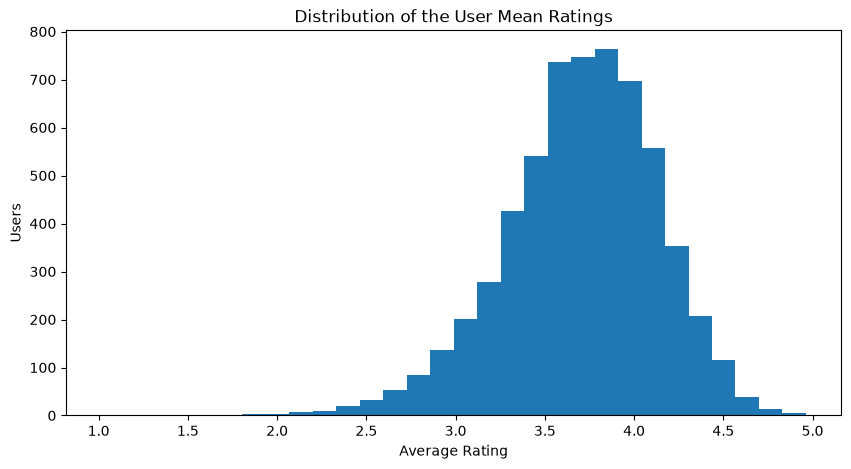
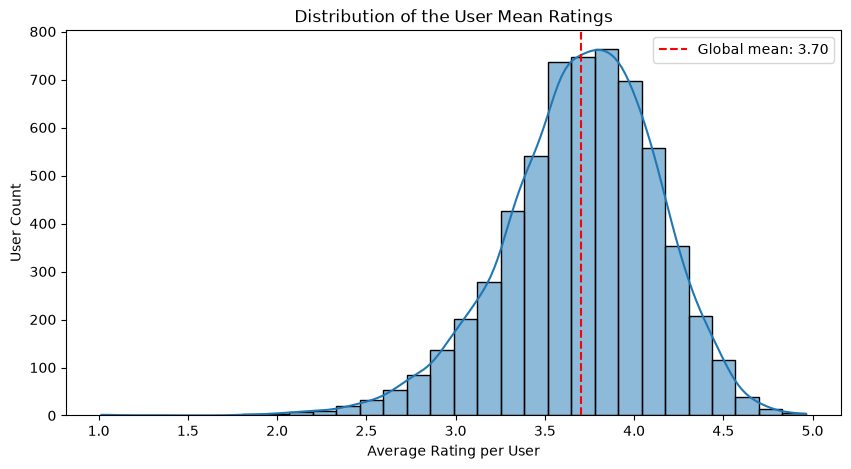
The change to this notebook cell's code, shown as a diff; its figure went from the first image to the second:
--- before
+++ after
@@ -1,6 +1,14 @@
+user_mean = ratings.groupby("userId")["rating"].mean()
 plt.figure(figsize=(10,5))
-plt.hist(user_mean, bins=30)
-plt.xlabel("Average Rating")
-plt.ylabel("Users")
+sns.histplot(user_mean, bins=30, kde=True)
+plt.axvline(user_mean.mean(), color='red', linestyle='--', label=f'Global mean: {user_mean.mean():.2f}')
 plt.title("Distribution of the User Mean Ratings")
+plt.xlabel("Average Rating per User")
+plt.ylabel("User Count")
+plt.legend()
+plt.tight_layout
+plt.savefig("../figures/fig_01_user_bias.png", dpi=300, bbox_inches='tight')
 plt.show()
+# Print extremes for text
+print("Optimistic users (mean >= 4.0):", (user_mean >= 4.0).sum())
+print("Pessimistic users (mean <= 2.5):", (user_mean <= 2.5).sum())

Commit: add: rating bias for each movies